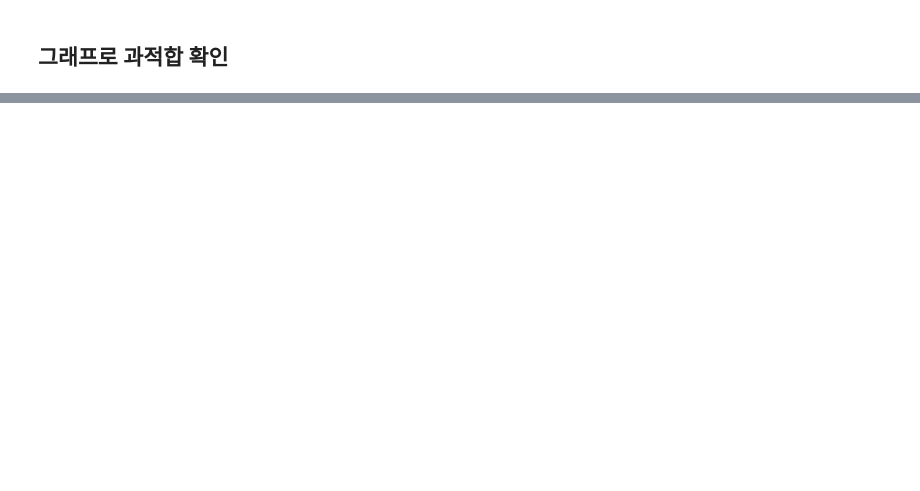
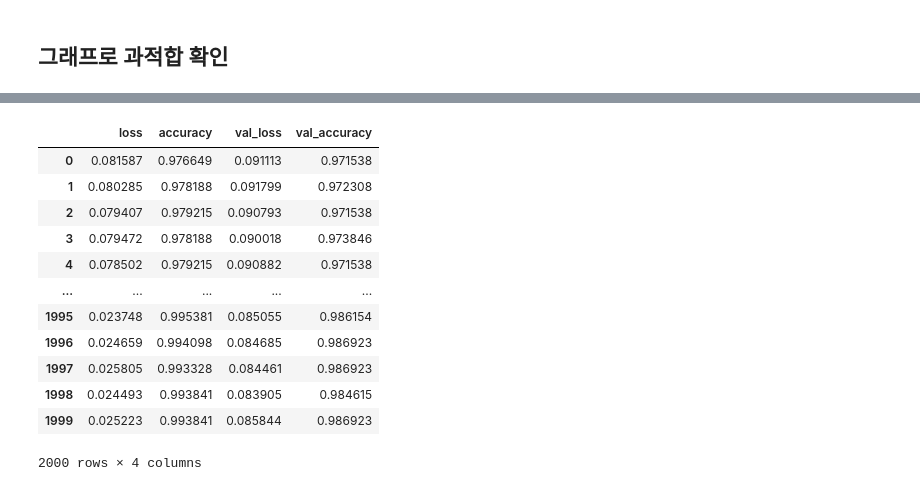
Before and after one commit to LIMDANBI/SKTFLYAI, a Jupyter notebook: DL/와인 종류 예측 with tensorflow.ipynb, the cells around one changed output, grey strips where cells are left out. Saved outputs shown, nothing was run; the diff lists cells and outputs as text; code cells hidden in the pictures; blank space fills up the shorter version.

```diff
--- a/DL/와인 종류 예측 with tensorflow.ipynb
+++ b/DL/와인 종류 예측 with tensorflow.ipynb
@@ -115,0 +139,17 @@ Epoch 50: saving model to ./model/all/50-0.9823.hdf5
+# %%
+hist_df = pd.DataFrame(history.history)
+hist_df
+# %% [output]
+|  | loss | accuracy | val_loss | val_accuracy |
+| 0 | 0.081587 | 0.976649 | 0.091113 | 0.971538 |
+| 1 | 0.080285 | 0.978188 | 0.091799 | 0.972308 |
+| 2 | 0.079407 | 0.979215 | 0.090793 | 0.971538 |
+| 3 | 0.079472 | 0.978188 | 0.090018 | 0.973846 |
+| 4 | 0.078502 | 0.979215 | 0.090882 | 0.971538 |
+| ... | ... | ... | ... | ... |
+| 1995 | 0.023748 | 0.995381 | 0.085055 | 0.986154 |
+| 1996 | 0.024659 | 0.994098 | 0.084685 | 0.986923 |
+| 1997 | 0.025805 | 0.993328 | 0.084461 | 0.986923 |
+| 1998 | 0.024493 | 0.993841 | 0.083905 | 0.984615 |
+| 1999 | 0.025223 | 0.993841 | 0.085844 | 0.986923 |
+2000 rows × 4 columns
```
Also changed, not shown: parts of 8 cells of this notebook, 50 other files.
